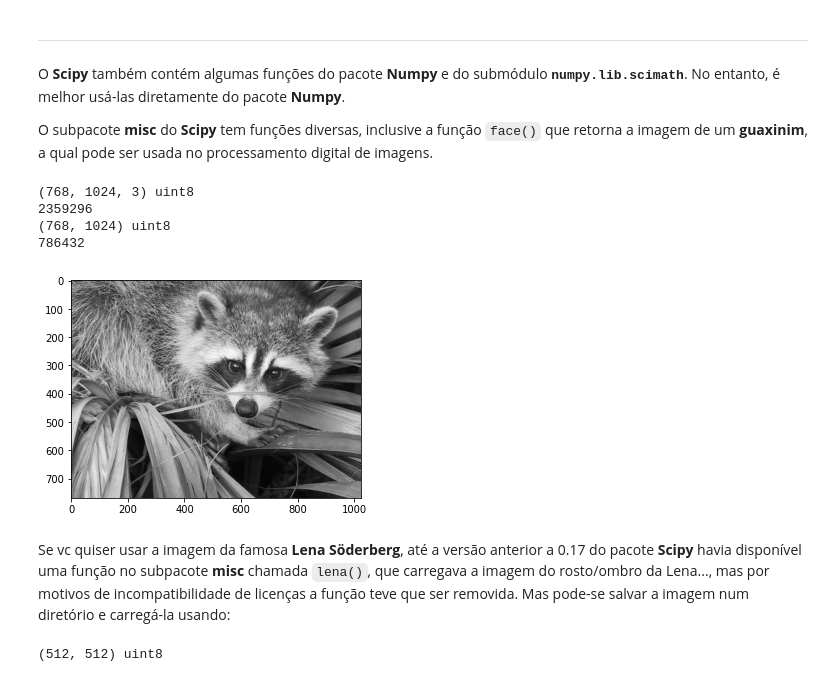
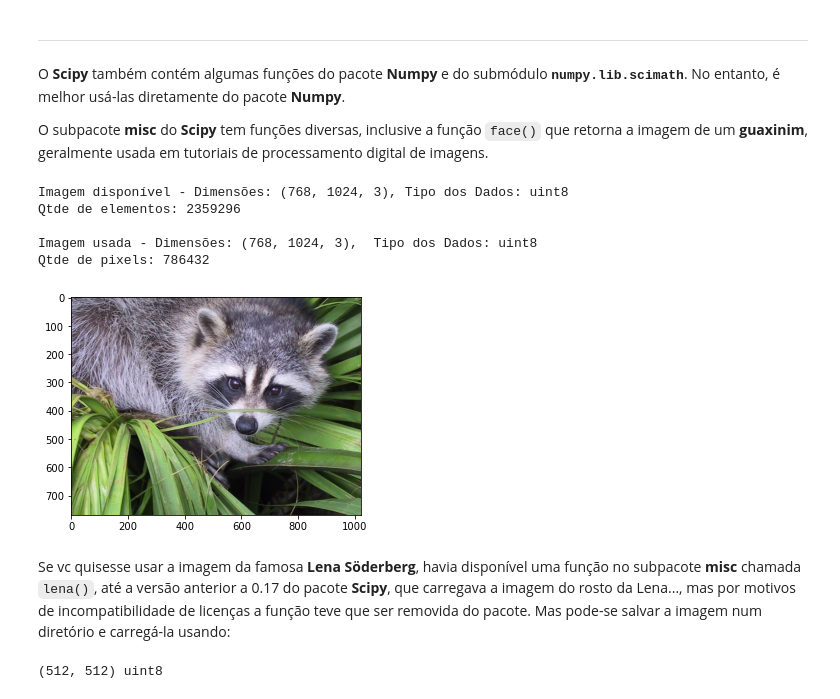
Before and after one commit to kaw19/python, a Jupyter notebook: notebooks/2_Packages/3.Scipy.ipynb, the cells around one changed output. Cells and saved outputs as stored; diff of their text form; code cells hidden in the pictures.

```diff
--- a/notebooks/2_Packages/3.Scipy.ipynb
+++ b/notebooks/2_Packages/3.Scipy.ipynb
@@ -136,25 +219,26 @@ Solução: [a, b, c] = [3. 8. 5.]
 # %% [markdown]
 O **Scipy** também contém algumas funções do pacote **Numpy** e do submódulo <b><tt>numpy.lib.scimath</tt></b>. No entanto, é melhor usá-las diretamente do pacote **Numpy**.
 
-O subpacote **misc** do **Scipy** tem funções diversas, inclusive a função `face()` que retorna a imagem de um **guaxinim**, a qual pode ser usada no processamento digital de imagens.
+O subpacote **misc** do **Scipy** tem funções diversas, inclusive a função `face()` que retorna a imagem de um **guaxinim**, geralmente usada em tutoriais de processamento digital de imagens.
 # %%
 import scipy.misc as sm     # até a versão 0.17 do Scipy (removida por questões de licença incompatível)
-import pylab as pl
+import matplotlib.pylab as pl
 
-guax = sm.face(True)
-pl.imshow(guax)
-print(sm.face().shape, sm.face().dtype)
-print(sm.face().shape[0]*sm.face().shape[1]*sm.face().shape[2])
-print(guax.shape, guax.dtype)
-print(guax.shape[0]*guax.shape[1])
+guax = sm.face(False)
+pl.imshow(guax,)
+print(f"Imagem disponível - Dimensões: {sm.face().shape}, Tipo dos Dados: {sm.face().dtype}")
+print(f"Qtde de elementos: {sm.face().shape[0]*sm.face().shape[1]*sm.face().shape[2]}")
+print(f"\nImagem usada - Dimensões: {guax.shape},  Tipo dos Dados: {guax.dtype}")
+print(f"Qtde de pixels: {guax.shape[0]*guax.shape[1]}")
 # %% [output]
-(768, 1024, 3) uint8
-2359296
-(768, 1024) uint8
-786432
+Imagem disponível - Dimensões: (768, 1024, 3), Tipo dos Dados: uint8
+Qtde de elementos: 2359296
+
+Imagem usada - Dimensões: (768, 1024, 3),  Tipo dos Dados: uint8
+Qtde de pixels: 786432
-[figure, old version]
+[figure, new version]
 # %% [markdown]
-Se vc quiser usar a imagem da famosa **Lena Söderberg**, até a versão anterior a 0.17 do pacote **Scipy** havia disponível uma função no subpacote **misc** chamada `lena()`, que carregava a imagem do rosto/ombro da Lena..., mas por motivos de incompatibilidade de licenças a função teve que ser removida. Mas pode-se salvar a imagem num diretório e carregá-la usando:
+Se vc quisesse usar a imagem da famosa **Lena Söderberg**, havia disponível uma função no subpacote **misc** chamada `lena()`, até a versão anterior a 0.17 do pacote **Scipy**, que carregava a imagem do rosto da Lena..., mas por motivos de incompatibilidade de licenças a função teve que ser removida do pacote. Mas pode-se salvar a imagem num diretório e carregá-la usando:
 # %%
 img = pl.imread('dat/lena.dat')
 pl.imshow(img)
```
Also changed, not shown: parts of 18 cells of this notebook.
